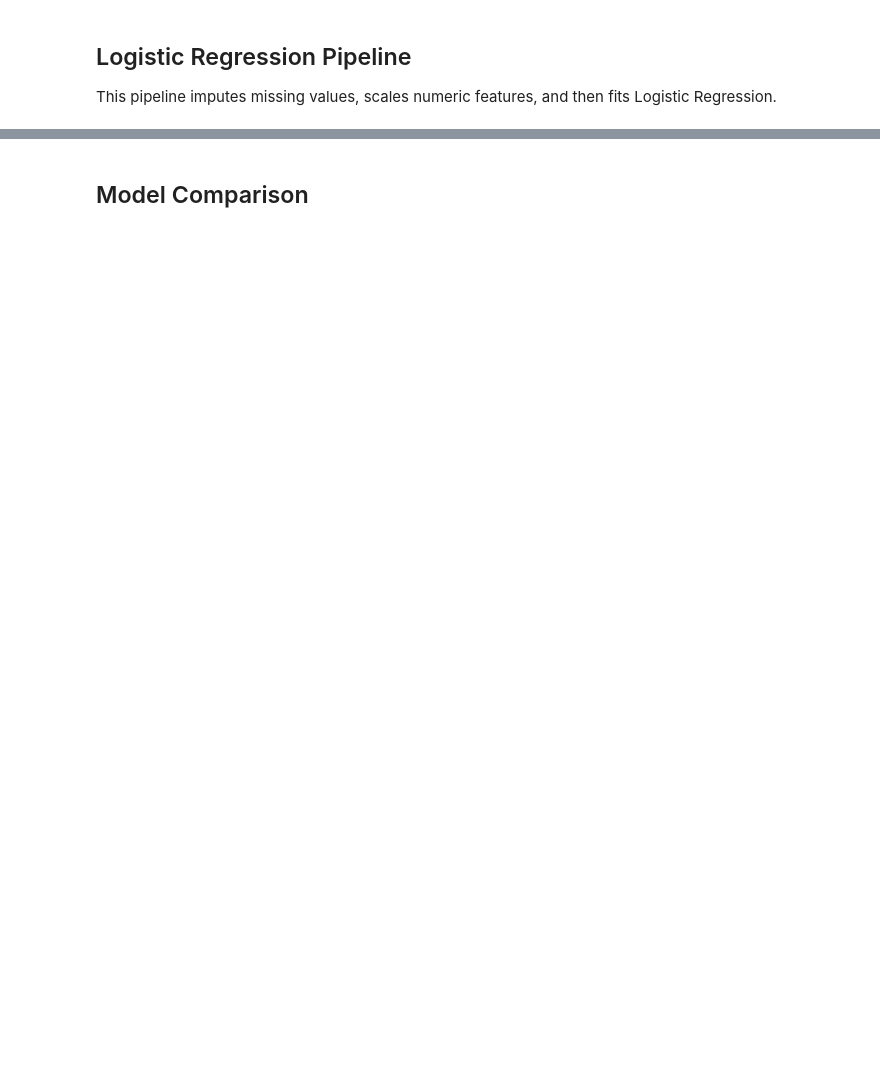
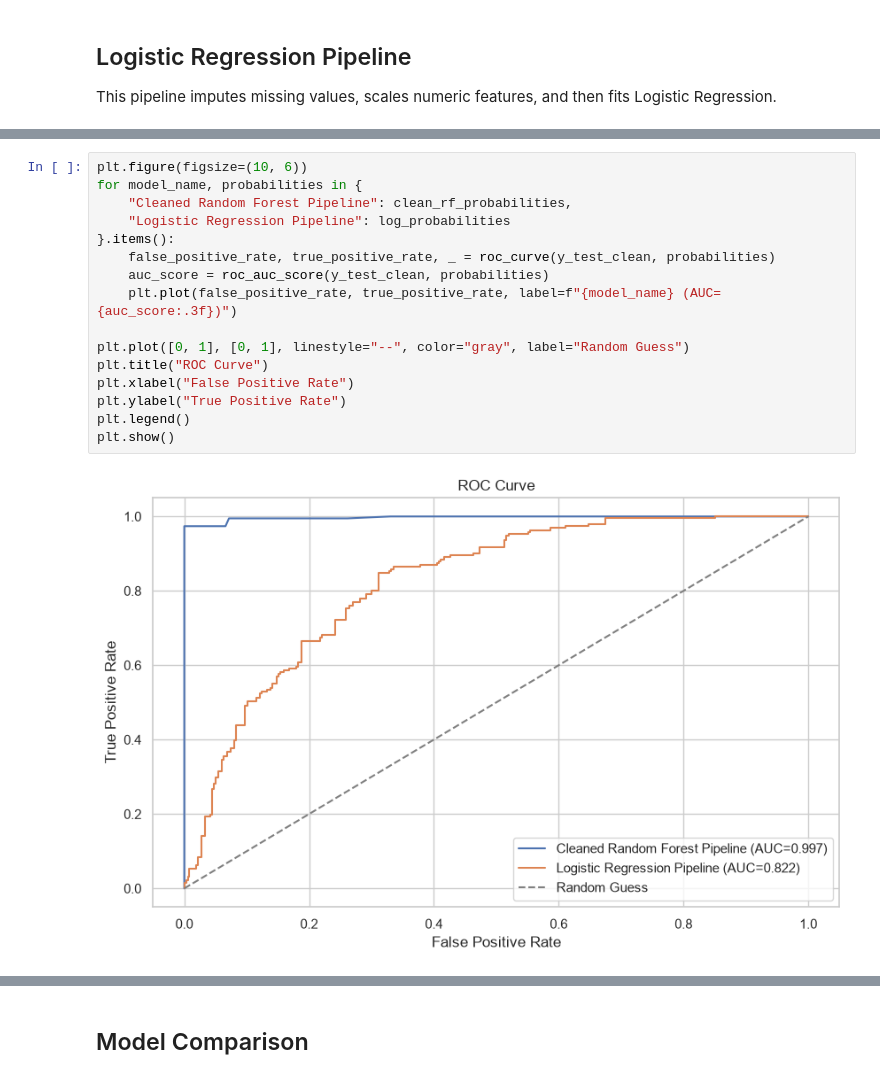
Before and after one commit to WalterK22203/Diabetes_Prediction_Model, a Jupyter notebook: Final_Project.ipynb, the cells around one changed output, grey strips where cells are left out. Saved outputs shown, nothing was run; the diff lists cells and outputs as text; blank space fills up the shorter version.

```diff
--- a/Final_Project.ipynb
+++ b/Final_Project.ipynb
@@ -328,0 +416,18 @@ F1 Score: 0.603
+# %%
+plt.figure(figsize=(10, 6))
+for model_name, probabilities in {
+    "Cleaned Random Forest Pipeline": clean_rf_probabilities,
+    "Logistic Regression Pipeline": log_probabilities
+}.items():
+    false_positive_rate, true_positive_rate, _ = roc_curve(y_test_clean, probabilities)
+    auc_score = roc_auc_score(y_test_clean, probabilities)
+    plt.plot(false_positive_rate, true_positive_rate, label=f"{model_name} (AUC={auc_score:.3f})")
+
+plt.plot([0, 1], [0, 1], linestyle="--", color="gray", label="Random Guess")
+plt.title("ROC Curve")
+plt.xlabel("False Positive Rate")
+plt.ylabel("True Positive Rate")
+plt.legend()
+plt.show()
+# %% [output]
+[figure, added]
```
Also changed, not shown: parts of 11 cells of this notebook.
